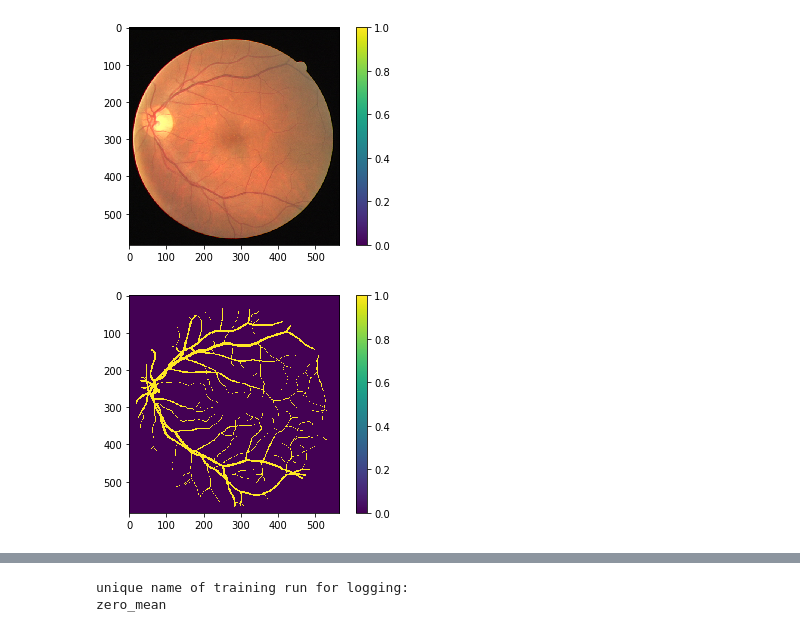
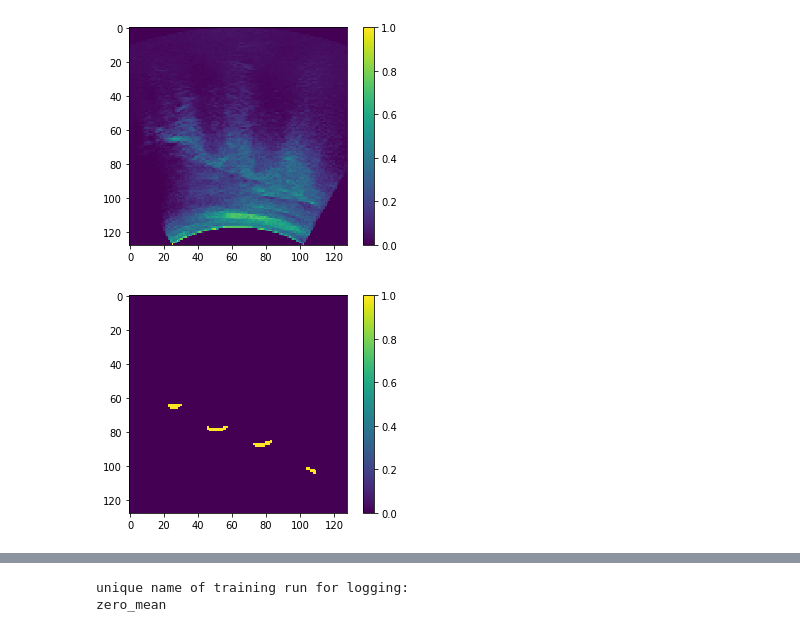
Before and after one commit to HastingsGreer/USNeuralNetworkWorkshop, a Jupyter notebook: UNET_segmentation.ipynb, the cells around one changed output, grey strips where cells are left out. Saved outputs shown, nothing was run; the diff lists cells and outputs as text; code cells hidden in the pictures.

```diff
--- a/UNET_segmentation.ipynb
+++ b/UNET_segmentation.ipynb
@@ -8,30 +7,29 @@ import matplotlib.pyplot as plt
 # %%
 import os
 def array_from_folder(path):
     pics = os.listdir(path)
     pics.sort()
     pics = [np.array(Image.open(os.path.join(path, p))) for p in pics]
     pics = np.array(pics)
     return pics
 
-# The DRIVE dataset is available at https://www.isi.uu.nl/Research/Databases/DRIVE/
-train_inputs = array_from_folder("DRIVE/training/images/") / 255.
-train_outputs = np.expand_dims(array_from_folder("DRIVE/training/1st_manual/"), -1) / 255.
+# Download this dataset using the notebook DownloadSpineSegmentationData
+train_inputs = array_from_folder("SpineSegmentationData/training/ultrasounds/") / 255.
+train_outputs = array_from_folder("SpineSegmentationData/training/segmentations/") / 255.
 
-train_outputs = np.concatenate([train_outputs, 1-train_outputs], -1)
+test_inputs = array_from_folder("SpineSegmentationData/testing/ultrasounds/") / 255.
+test_outputs = np.expand_dims(array_from_folder("SpineSegmentationData/testing/segmentations/"), -1) / 255.
 
-test_inputs = array_from_folder("DRIVE/test/images/") / 255.
-test_outputs = np.expand_dims(array_from_folder("DRIVE/test/1st_manual/"), -1) / 255.
-
+#poor man's one hot encoding
 test_outputs = np.concatenate([test_outputs, 1-test_outputs], -1)
 
 plt.imshow(train_inputs[0])
 plt.colorbar()
 plt.show()
 
-plt.imshow(train_outputs[0, :, :, 0])
+plt.imshow(train_outputs[0])
 plt.colorbar()
 plt.show()
 # %% [output]
-[figure, old version]
+[figure, new version]
-[figure, old version]
+[figure, new version]
```
Also changed, not shown: parts of 8 cells of this notebook, 2 other files.
